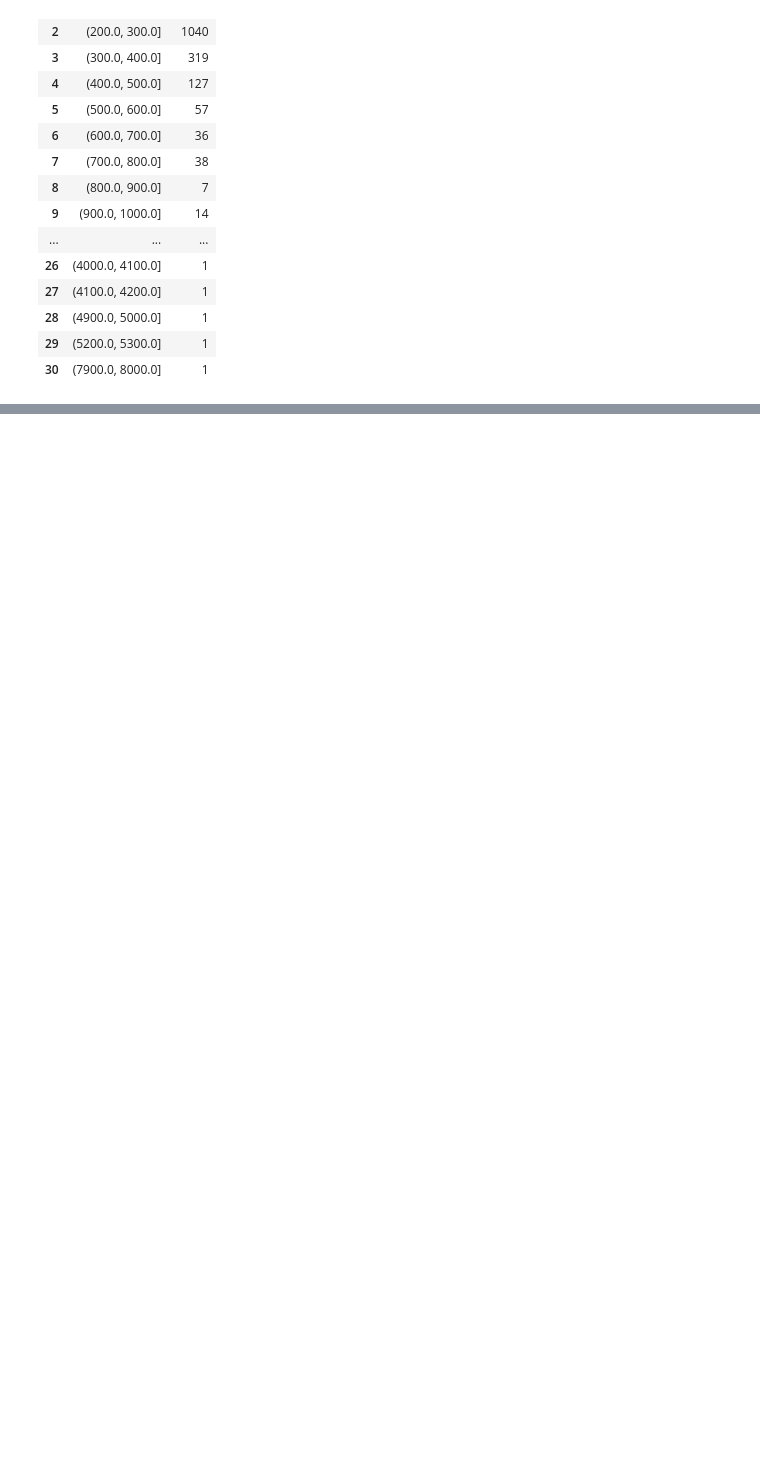
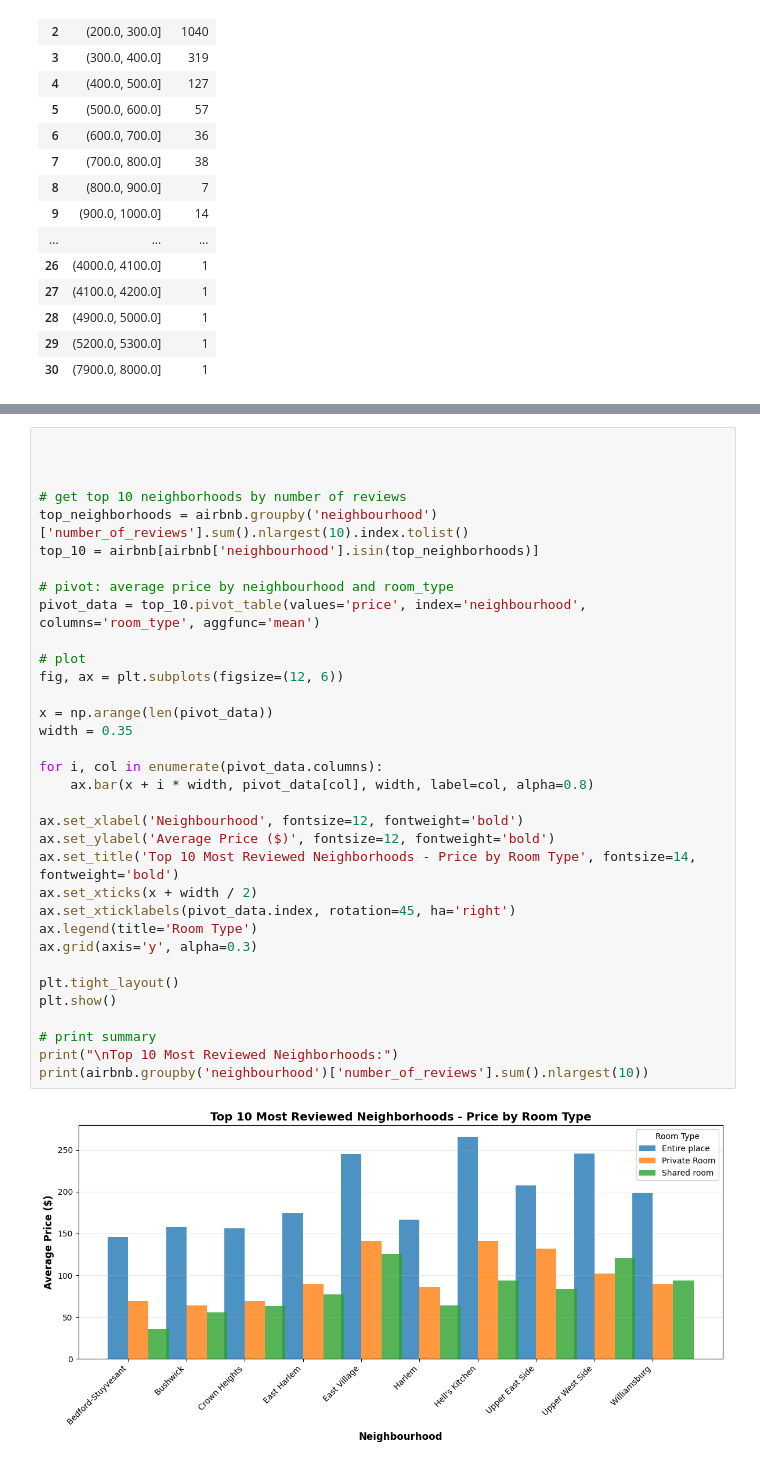
Before and after one commit to piotr18szymanski-jpg/Data_Analysis_Workshops, a Jupyter notebook: Cleaning_Data_in_Python_live_session.ipynb, the cells around one changed output, grey strips where cells are left out. Drawn from its saved outputs; the diff is of its cells as text; blank space fills up the shorter version.

```diff
--- a/Cleaning_Data_in_Python_live_session.ipynb
+++ b/Cleaning_Data_in_Python_live_session.ipynb
@@ -913,0 +904,36 @@ plt.hist(airbnb['price'], kde=True, bins = 20, alpha = 0.5, color=)
+# %%
+
+
+
+# get top 10 neighborhoods by number of reviews
+top_neighborhoods = airbnb.groupby('neighbourhood')['number_of_reviews'].sum().nlargest(10).index.tolist()
+top_10 = airbnb[airbnb['neighbourhood'].isin(top_neighborhoods)]
+
+# pivot: average price by neighbourhood and room_type
+pivot_data = top_10.pivot_table(values='price', index='neighbourhood', columns='room_type', aggfunc='mean')
+
+# plot
+fig, ax = plt.subplots(figsize=(12, 6))
+
+x = np.arange(len(pivot_data))
+width = 0.35
+
+for i, col in enumerate(pivot_data.columns):
+    ax.bar(x + i * width, pivot_data[col], width, label=col, alpha=0.8)
+
+ax.set_xlabel('Neighbourhood', fontsize=12, fontweight='bold')
+ax.set_ylabel('Average Price ($)', fontsize=12, fontweight='bold')
+ax.set_title('Top 10 Most Reviewed Neighborhoods - Price by Room Type', fontsize=14, fontweight='bold')
+ax.set_xticks(x + width / 2)
+ax.set_xticklabels(pivot_data.index, rotation=45, ha='right')
+ax.legend(title='Room Type')
+ax.grid(axis='y', alpha=0.3)
+
+plt.tight_layout()
+plt.show()
+
+# print summary
+print("\nTop 10 Most Reviewed Neighborhoods:")
+print(airbnb.groupby('neighbourhood')['number_of_reviews'].sum().nlargest(10))
+# %% [output]
+[figure, added]
```
Also changed, not shown: parts of 14 cells of this notebook, 2 other files.
